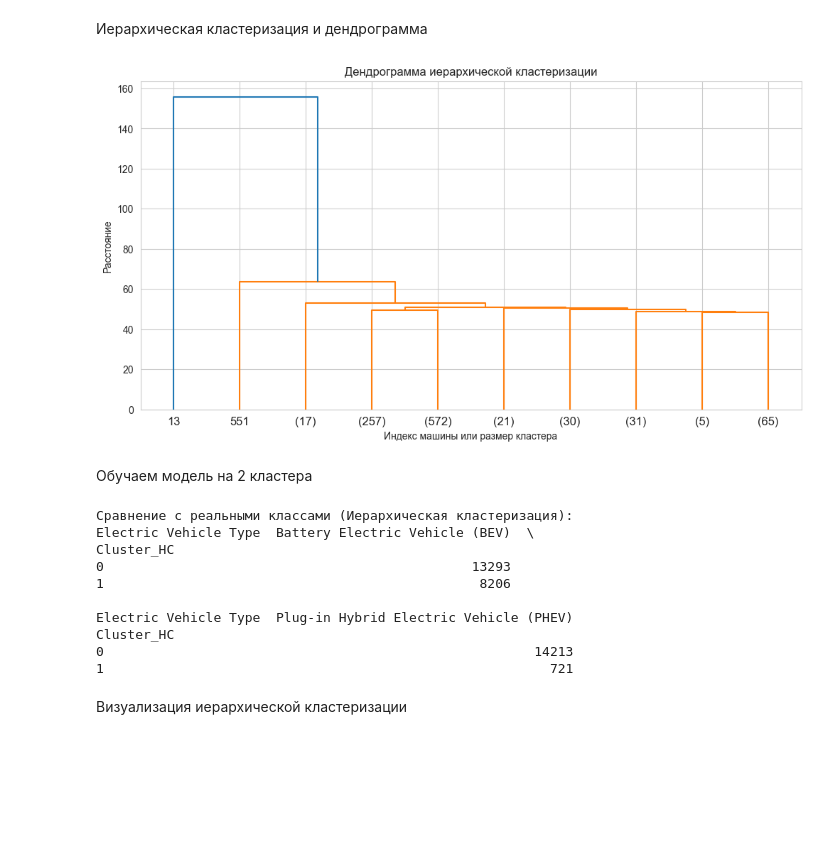
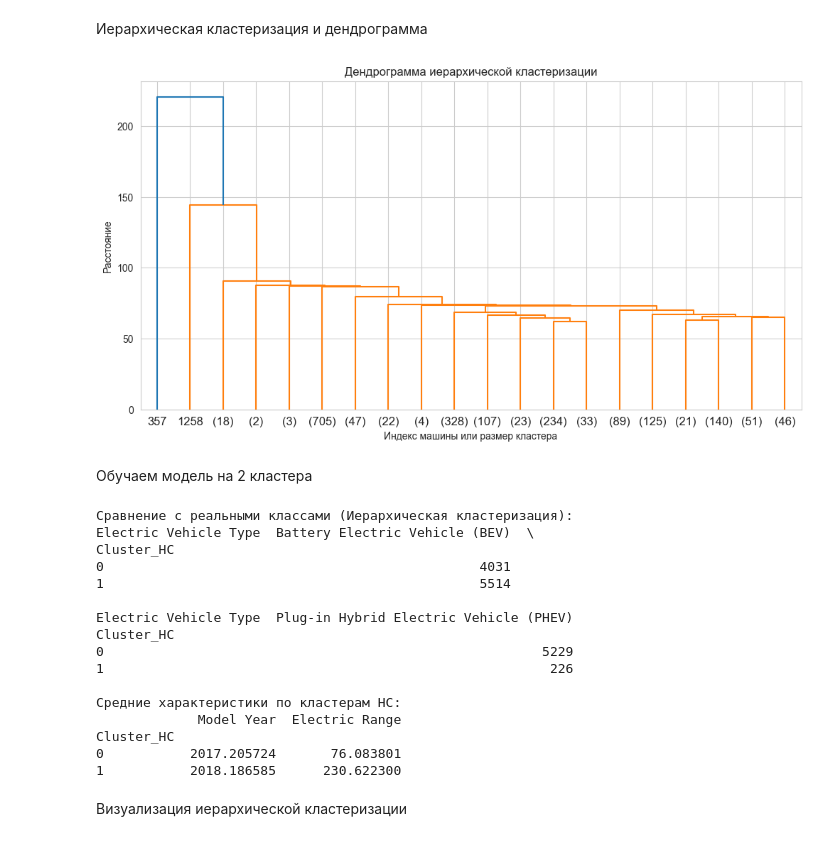
Before and after one commit to alexm1h/Machine-Learning-Python, a Jupyter notebook: lab2_MO/lab2_MO.ipynb, the cells around one changed output. Saved outputs shown, nothing was run; the diff lists cells and outputs as text; code cells hidden in the pictures; blank space fills up the shorter version.

```diff
--- a/lab2_MO/lab2_MO.ipynb
+++ b/lab2_MO/lab2_MO.ipynb
@@ -246,7 +244,0 @@ dtype: int64
-# %%
-print("Строк до: ", len(data_clean))
-
-data_clean = data_clean.drop_duplicates()
-
-print("Строк после: ", len(data_clean))
-print("Удалено дубликатов: ", len(data) - len(data_clean))
@@ -355,16 +325,26 @@ plt.show()
 # %%
-kmeans_2 = KMeans(n_clusters=2, random_state=42, n_init=10)
-kmeans_2.fit(X_scaled)
-data_clean['Cluster_k2'] = kmeans_2.labels_
+kmeans_6 = KMeans(n_clusters=6, random_state=42, n_init=10)
+kmeans_6.fit(X_scaled)
+data_clean['Cluster_k6'] = kmeans_6.labels_  # ВАЖНО: k6, а не k3
 
-kmeans_3 = KMeans(n_clusters=3, random_state=42, n_init=10)
-kmeans_3.fit(X_scaled)
-data_clean['Cluster_k3'] = kmeans_3.labels_
+kmeans_9 = KMeans(n_clusters=9, random_state=42, n_init=10)
+kmeans_9.fit(X_scaled)
+data_clean['Cluster_k9'] = kmeans_9.labels_
 
-#Смотрим, как кластеры соотносятся с реальными классами
-print("=== Сравнение для k=2 ===")
-print(pd.crosstab(data_clean['Cluster_k2'], data_clean['Electric Vehicle Type']))
+# 2. Выводим таблицы сравнения
+print("=== Сравнение для k=6 ===")
+print(pd.crosstab(data_clean['Cluster_k6'], data_clean['Electric Vehicle Type']))
 
-print("\n=== Сравнение для k=3 ===")
-print(pd.crosstab(data_clean['Cluster_k3'], data_clean['Electric Vehicle Type']))
+print("\n=== Сравнение для k=9 ===")
+print(pd.crosstab(data_clean['Cluster_k9'], data_clean['Electric Vehicle Type']))
+
+# 3. Выводим средние характеристики для 6 кластеров
+print("\n=== Средние характеристики по кластерам (k=6) ===")
+print(data_clean.groupby('Cluster_k6')[['Model Year', 'Electric Range']].mean())
+
+# 4. Выводим топ-марки и типы машин для КАЖДОГО из 6 кластеров
+for cluster in range(6): # ВАЖНО: range(6), а не [6]
+    print(f"\n--- Кластер {cluster} ---")
+    print(data_clean[data_clean['Cluster_k6'] == cluster]['Make'].value_counts().head(3))
+    print(f"Типы машин:\n{data_clean[data_clean['Cluster_k6'] == cluster]['Electric Vehicle Type'].value_counts()}")
 # %% [output]
@@ -587,40 +526,54 @@ Cluster_DBSCAN1
 # %%
 from scipy.cluster.hierarchy import dendrogram, linkage
 from sklearn.cluster import AgglomerativeClustering
 
-#Строим дендрограмму (дерево) на выборке из 1000 машин, чтобы не тормозило
-sample_idx = np.random.choice(len(X_scaled), 1000, replace=False)
+sample_idx = np.random.choice(len(X_scaled), 2000, replace=False)
 X_sample = X_scaled[sample_idx]
 
 plt.figure(figsize=(12, 6))
 linked = linkage(X_sample, method='ward')
-dendrogram(linked, truncate_mode='lastp', p=10)
+dendrogram(linked, truncate_mode='lastp', p=20)
 plt.title('Дендрограмма иерархической кластеризации')
 plt.xlabel('Индекс машины или размер кластера')
 plt.ylabel('Расстояние')
 plt.show()
 # %% [output]
-[figure, old version]
+[figure, new version]
 # %% [markdown]
 Обучаем модель на 2 кластера
 # %%
-hc = AgglomerativeClustering(n_clusters=2)
-data_clean['Cluster_HC'] = hc.fit_predict(X_scaled)
+from sklearn.cluster import AgglomerativeClustering
 
-#Сравнение с реальными классами
+np.random.seed(42)
+sample_idx = np.random.choice(len(X_scaled), 15000, replace=False)
+X_sample_hc = X_scaled[sample_idx]
+data_sample_hc = data_clean.iloc[sample_idx].copy()
+
+hc = AgglomerativeClustering(n_clusters=2, linkage='ward')
+data_sample_hc['Cluster_HC'] = hc.fit_predict(X_sample_hc)
+
 print("Сравнение с реальными классами (Иерархическая кластеризация):")
-print(pd.crosstab(data_clean['Cluster_HC'], data_clean['Electric Vehicle Type']))
+print(pd.crosstab(data_sample_hc['Cluster_HC'], data_sample_hc['Electric Vehicle Type']))
+
+print("\nСредние характеристики по кластерам HC:")
+print(data_sample_hc.groupby('Cluster_HC')[['Model Year', 'Electric Range']].mean())
 # %% [output]
 Сравнение с реальными классами (Иерархическая кластеризация):
 Electric Vehicle Type  Battery Electric Vehicle (BEV)  \
 Cluster_HC
-0                                               13293
-1                                                8206
+0                                                4031
+1                                                5514
 
 Electric Vehicle Type  Plug-in Hybrid Electric Vehicle (PHEV)
 Cluster_HC
-0                                                       14213
-1                                                         721
+0                                                        5229
+1                                                         226
+
+Средние характеристики по кластерам HC:
+             Model Year  Electric Range
+Cluster_HC
+0           2017.205724       76.083801
+1           2018.186585      230.622300
 # %% [markdown]
 Визуализация иерархической кластеризации
 # %%
```
Also changed, not shown: parts of 24 cells of this notebook.
